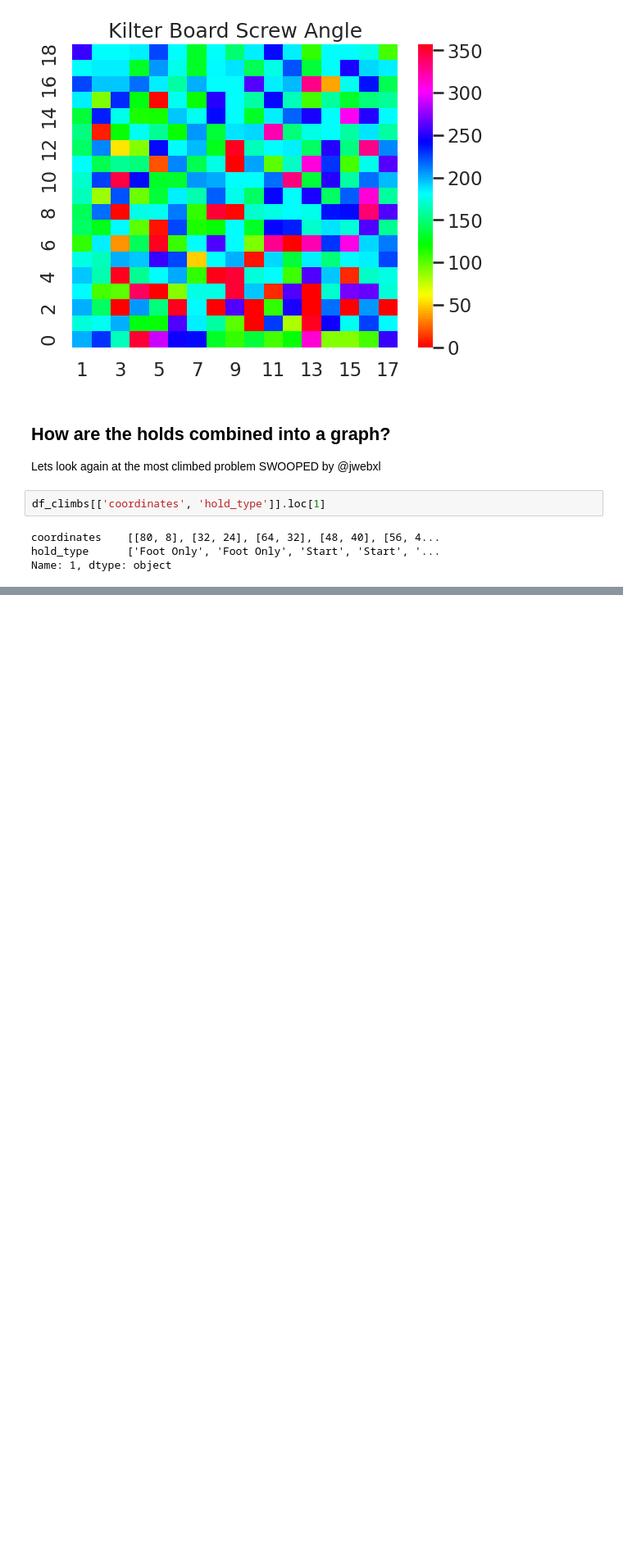
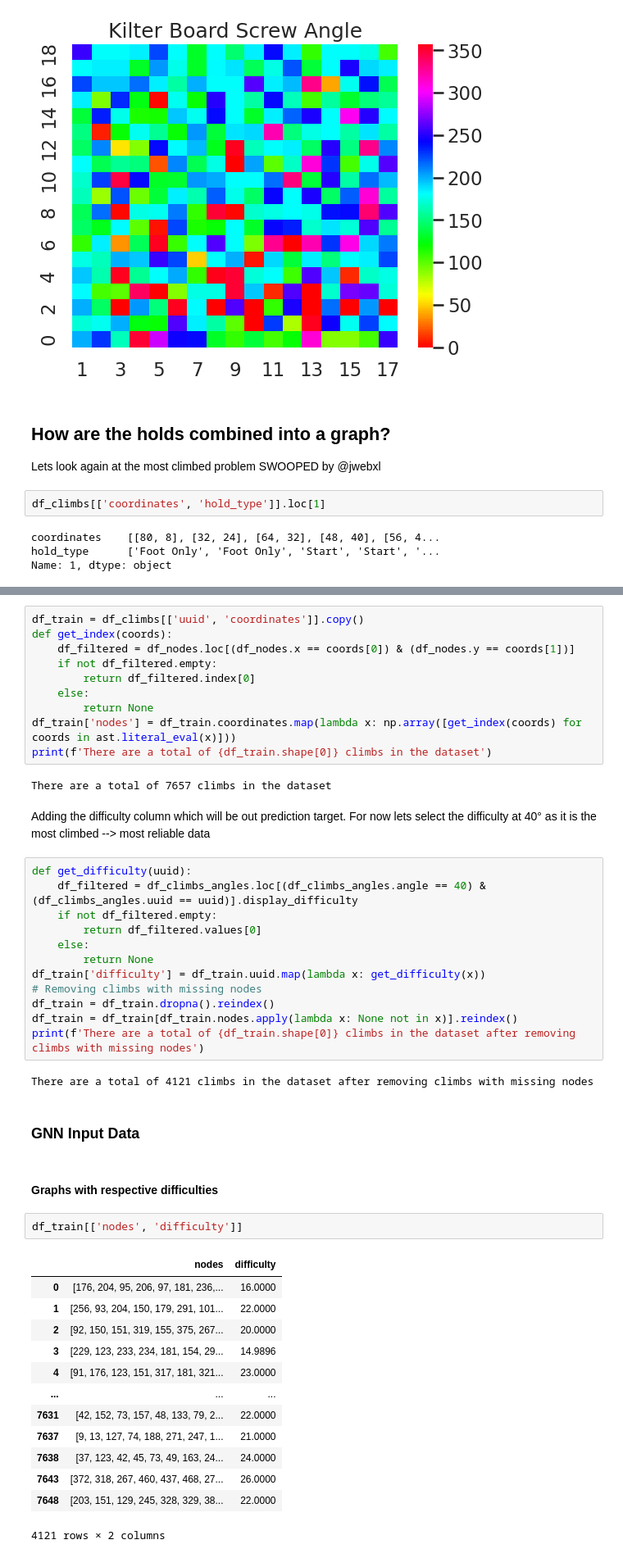
Before and after one commit to TomPlt/KilterBot, a Jupyter notebook: eda.ipynb, the cells around one changed output, grey strips where cells are left out. Shown at 82% size. Saved outputs shown, nothing was run; the diff lists cells and outputs as text; blank space fills up the shorter version.

```diff
--- a/eda.ipynb
+++ b/eda.ipynb
@@ -189,0 +171,48 @@ df_nodes.to_csv('data/csvs/nodes.csv', index=False)
+# %%
+df_train = df_climbs[['uuid', 'coordinates']].copy()
+def get_index(coords):
+    df_filtered = df_nodes.loc[(df_nodes.x == coords[0]) & (df_nodes.y == coords[1])]
+    if not df_filtered.empty:
+        return df_filtered.index[0]
+    else:
+        return None
+df_train['nodes'] = df_train.coordinates.map(lambda x: np.array([get_index(coords) for coords in ast.literal_eval(x)]))
+print(f'There are a total of {df_train.shape[0]} climbs in the dataset')
+# %% [output]
+There are a total of 7657 climbs in the dataset
+# %% [markdown]
+Adding the difficulty column which will be out prediction target. For now lets select the difficulty at 40° as it is the most climbed --> most reliable data
+# %%
+def get_difficulty(uuid):
+    df_filtered = df_climbs_angles.loc[(df_climbs_angles.angle == 40) & (df_climbs_angles.uuid == uuid)].display_difficulty
+    if not df_filtered.empty:
+        return df_filtered.values[0]
+    else:
+        return None
+df_train['difficulty'] = df_train.uuid.map(lambda x: get_difficulty(x))
+# Removing climbs with missing nodes
+df_train = df_train.dropna().reindex()
+df_train = df_train[df_train.nodes.apply(lambda x: None not in x)].reindex()
+print(f'There are a total of {df_train.shape[0]} climbs in the dataset after removing climbs with missing nodes')
+# %% [output]
+There are a total of 4121 climbs in the dataset after removing climbs with missing nodes
+# %% [markdown]
+### GNN Input Data
+# %% [markdown]
+#### Graphs with respective difficulties
+# %%
+df_train[['nodes', 'difficulty']]
+# %% [output]
+|  | nodes | difficulty |
+| 0 | [176, 204, 95, 206, 97, 181, 236,... | 16.0000 |
+| 1 | [256, 93, 204, 150, 179, 291, 101... | 22.0000 |
+| 2 | [92, 150, 151, 319, 155, 375, 267... | 20.0000 |
+| 3 | [229, 123, 233, 234, 181, 154, 29... | 14.9896 |
+| 4 | [91, 176, 123, 151, 317, 181, 321... | 23.0000 |
+| ... | ... | ... |
+| 7631 | [42, 152, 73, 157, 48, 133, 79, 2... | 22.0000 |
+| 7637 | [9, 13, 127, 74, 188, 271, 247, 1... | 21.0000 |
+| 7638 | [37, 123, 42, 45, 73, 49, 163, 24... | 24.0000 |
+| 7643 | [372, 318, 267, 460, 437, 468, 27... | 26.0000 |
+| 7648 | [203, 151, 129, 245, 328, 329, 38... | 22.0000 |
+4121 rows × 2 columns
```
Also changed, not shown: parts of 11 cells of this notebook, 4 other files.
